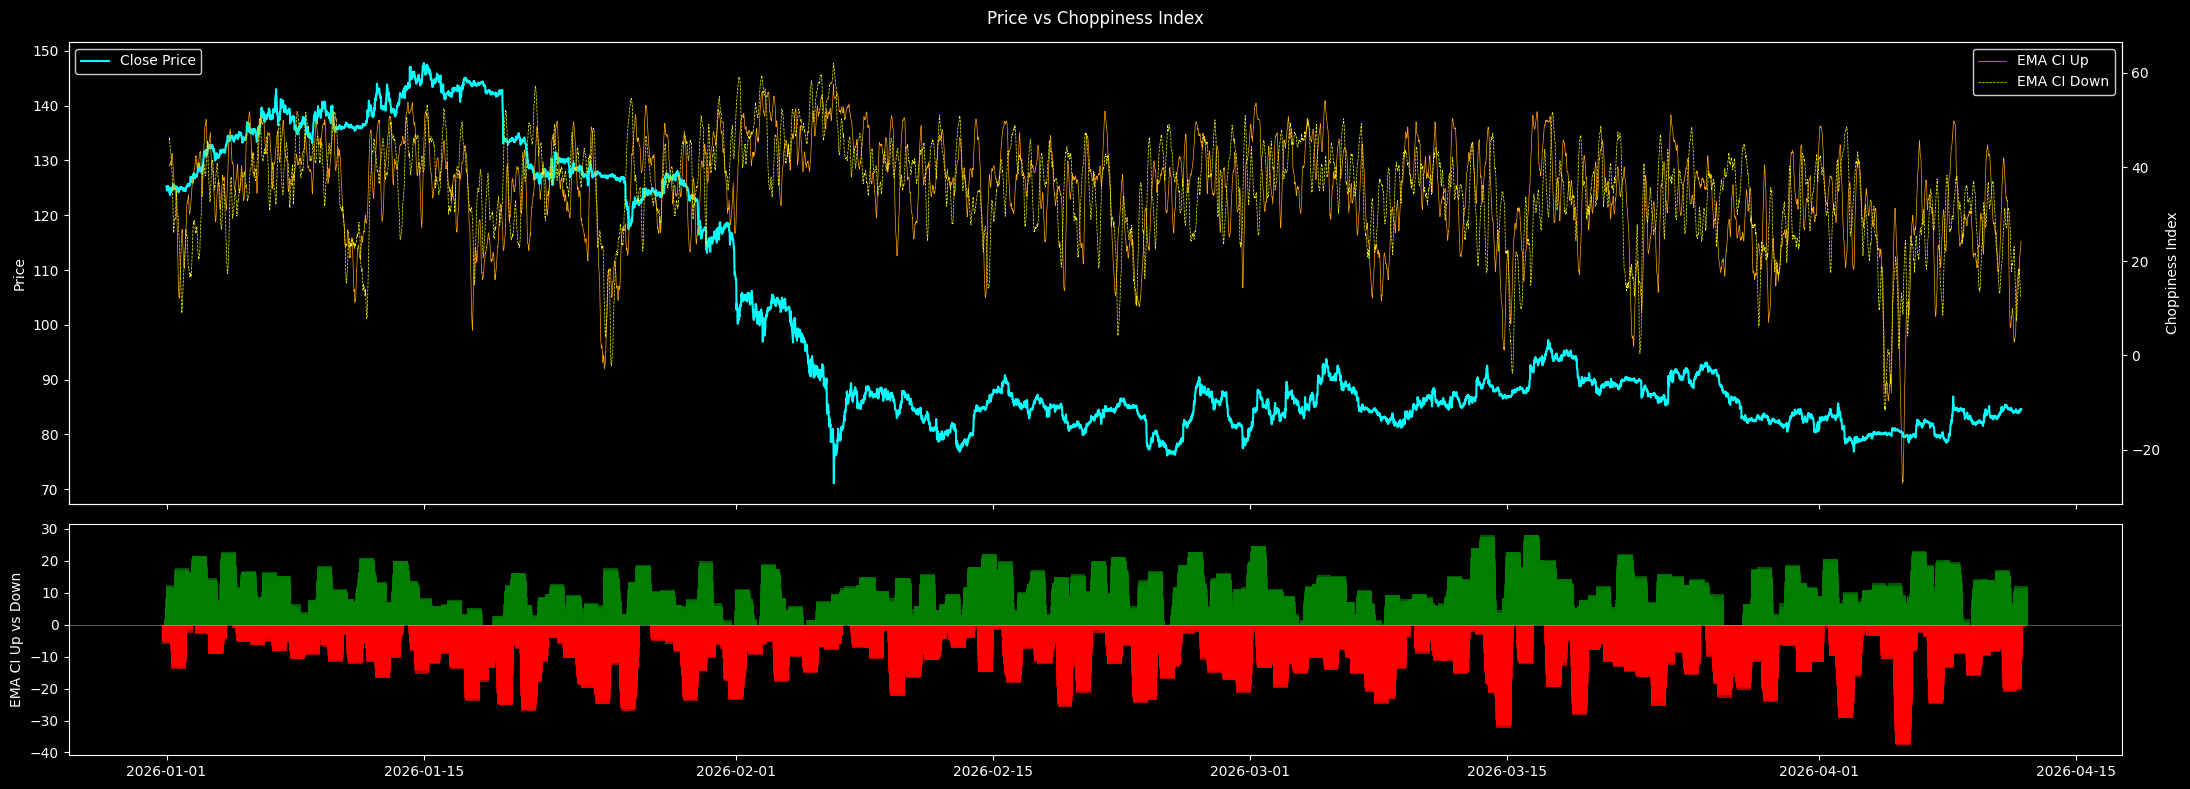
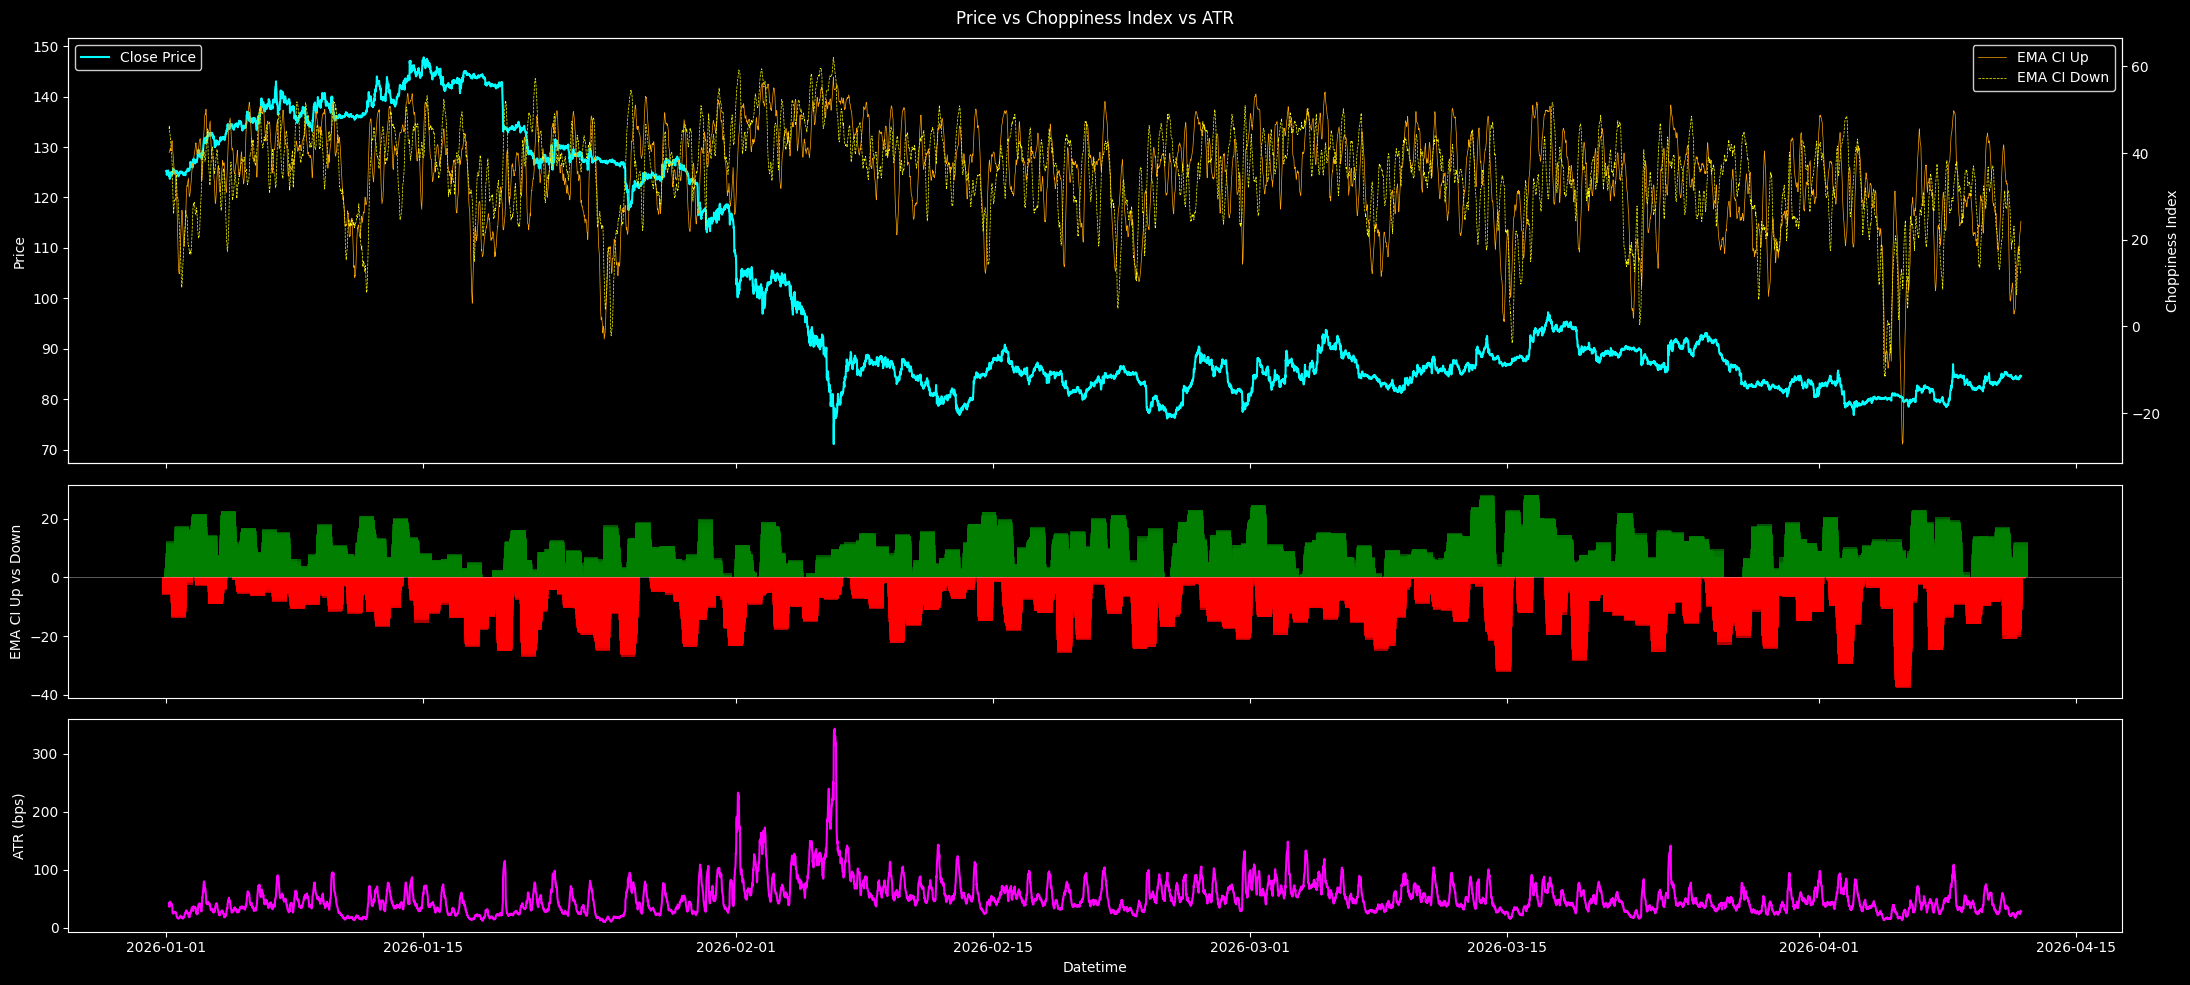
The notebook cell's code change between the first figure and the second:
--- before
+++ after
@@ -1,10 +1,10 @@
 plt.style.use('dark_background')
 
-fig, (ax_top, ax_bottom) = plt.subplots(
-    2, 1,
-    figsize=(22, 8),
+fig, (ax_top, ax_mid, ax_bottom) = plt.subplots(
+    3, 1,
+    figsize=(22, 10),
     facecolor='black',
     sharex=True,
-    gridspec_kw={'height_ratios': [2, 1]}
+    gridspec_kw={'height_ratios': [2, 1, 1]}
 )
 
@@ -32,12 +32,19 @@
 colors = ['green' if val >= 0 else 'red' for val in diff]
 
+ax_mid.set_facecolor('black')
+ax_mid.bar(selected['datetime'], diff, color=colors, width=0.8, alpha=0.7)
+ax_mid.set_ylabel('EMA CI Up vs Down', color='white')
+ax_mid.tick_params(axis='y', colors='white')
+ax_mid.tick_params(axis='x', colors='white')
+ax_mid.axhline(y=0, color='white', linestyle='-', linewidth=0.5, alpha=0.5)
+
 ax_bottom.set_facecolor('black')
-ax_bottom.bar(selected['datetime'], diff, color=colors, width=0.8, alpha=0.7)
-ax_bottom.set_ylabel('EMA CI Up vs Down', color='white')
+ax_bottom.set_ylabel('ATR (bps)', color='white')
+ax_bottom.plot(selected['datetime'], selected['atr_bps'], color='magenta', linewidth=1.5)
 ax_bottom.tick_params(axis='y', colors='white')
 ax_bottom.tick_params(axis='x', colors='white')
-ax_bottom.axhline(y=0, color='white', linestyle='-', linewidth=0.5, alpha=0.5)
+ax_bottom.set_xlabel('Datetime', color='white')   # x‑axis label only on the lowest plot
 
-plt.suptitle('Price vs Choppiness Index', color='white', y=0.98)
+plt.suptitle('Price vs Choppiness Index vs ATR', color='white', y=0.98)
 plt.tight_layout()
 plt.show()

Commit: candles_exploratory_fetch_ohlcv.ipynb: added atr_bps chart